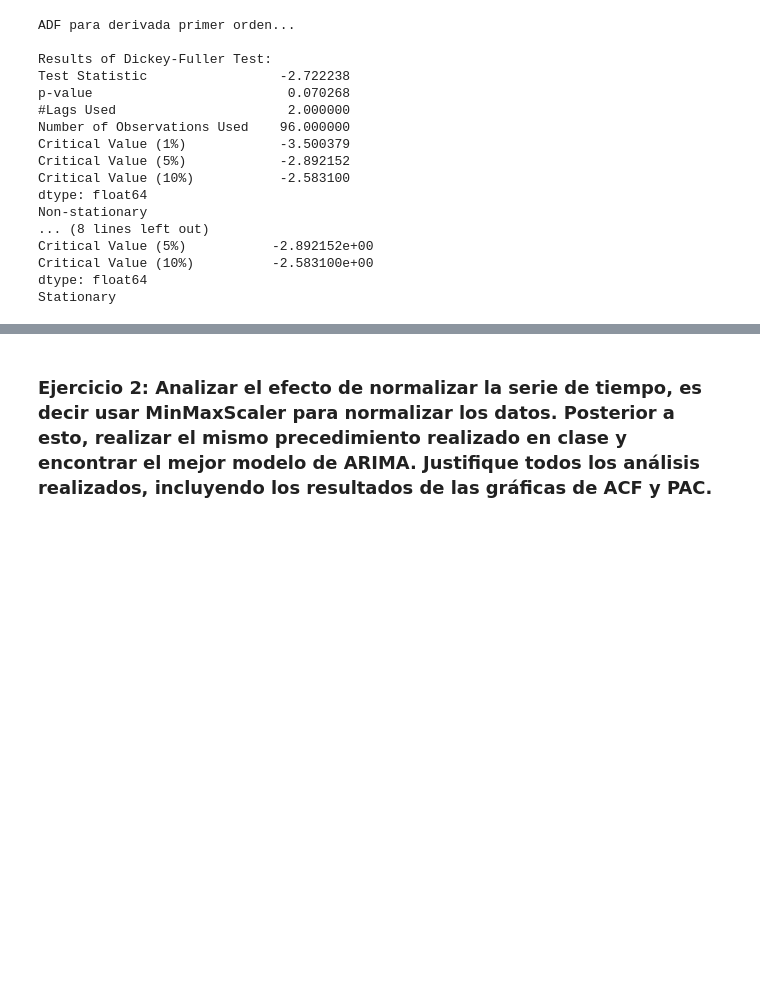
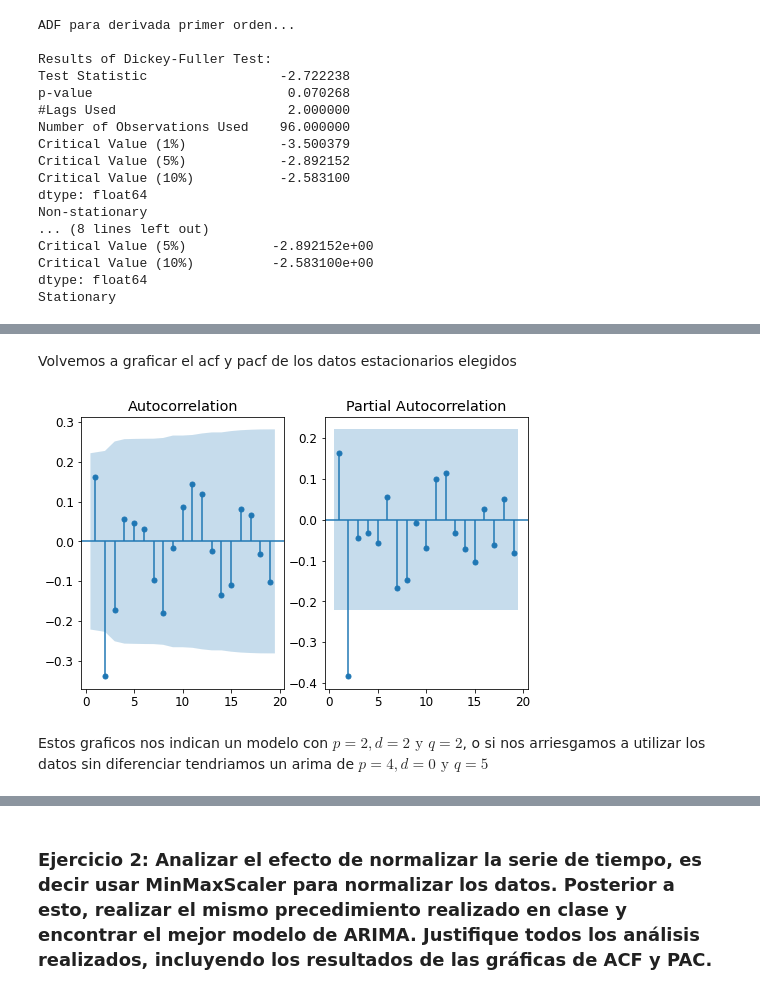
Before and after one commit to paucardenasg/ProyectoConjunto_PDC-RDENAS_RGALLARDO, a Jupyter notebook: Tarea_2.ipynb, the cells around one changed output, grey strips where cells are left out. Cells and saved outputs as stored; diff of their text form; code cells hidden in the pictures; blank space fills up the shorter version.

```diff
--- a/Tarea_2.ipynb
+++ b/Tarea_2.ipynb
@@ -256,0 +310,10 @@ Código de solución estudiante 2
+# %%
+diff1_values = train.diff().dropna()
+
+print('ADF para derivada primer orden...\n')
+adf_test(diff1_values)
+
+diff2_values = train.diff().diff().dropna()
+
+print('ADF para derivada segundo orden...\n')
+adf_test(diff2_values)
@@ -256,0 +338,8 @@ Código de solución estudiante 2
+# %% [markdown]
+Volvemos a graficar el acf y pacf de los datos estacionarios elegidos
+# %%
+plot_acf_pacf(diff2_values)
+# %% [output]
+[figure, added]
+# %% [markdown]
+Estos graficos nos indican un modelo con $p = 2, d = 2 \text{ y } q = 2$, o si nos arriesgamos a utilizar los datos sin diferenciar tendriamos un arima de $p = 4, d = 0 \text{ y } q = 5$
```
Also changed, not shown: parts of 87 cells of this notebook.
